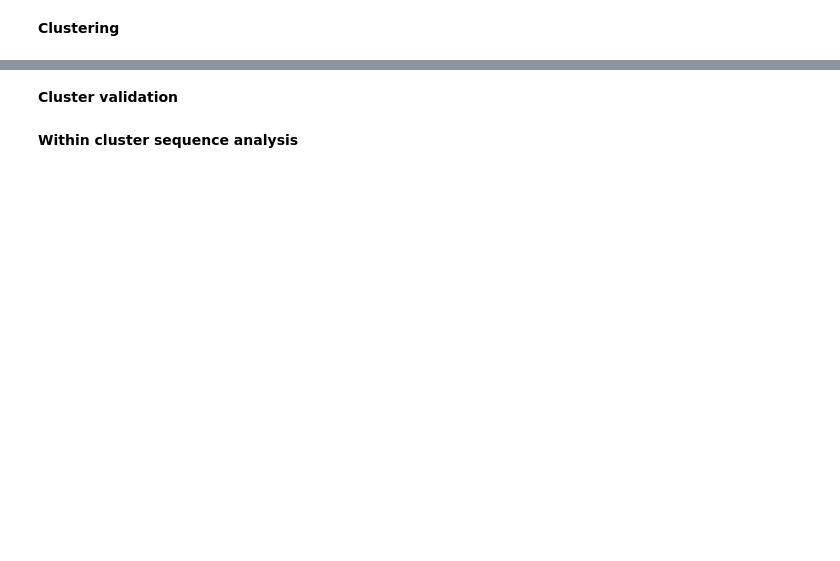
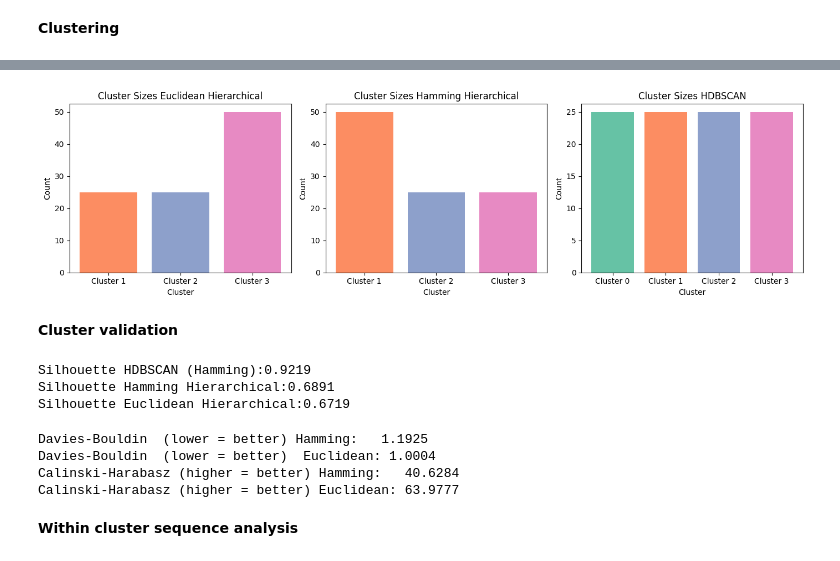
Before and after one commit to Shravani018/ml_2_group1, a Jupyter notebook: Assignment3/ML2_Group1_Assignment3.ipynb, the cells around one changed output, grey strips where cells are left out. Cells and saved outputs as stored; diff of their text form; code cells hidden in the pictures; blank space fills up the shorter version.

```diff
--- a/Assignment3/ML2_Group1_Assignment3.ipynb
+++ b/Assignment3/ML2_Group1_Assignment3.ipynb
@@ -160,2 +166,7 @@ Mean pairwise distance: 0.5829
 # %% [markdown]
 **Distance matrix**
+# %%
+# 1. Trinucleotide frequencies (k=3) (Euclidean distance)
+euclidean_matrix = pairwise_distances(kmer_matrix, metric="euclidean")
+print(f"Euclidean distance matrix shape: {euclidean_matrix.shape}")
+print(f"Mean pairwise Euclidean distance: {euclidean_matrix[euclidean_matrix > 0].mean():.4f}")
@@ -166,4 +288,51 @@ Mean pairwise distance: 0.5829
+# %%
+# Plotting cluster size distribution for all three clustering methods
+fig, axes = plt.subplots(1, 3, figsize=(14, 4))
+for ax, labels, title in zip(
+    axes,
+    [euclidean_labels, hamming_labels, hdbscan_labels],
+    ["Euclidean Hierarchical", "Hamming Hierarchical", "HDBSCAN"]
+):
+    counts = pd.Series(labels).value_counts().sort_index()
+    labels_str = ["Noise" if l == -1 else f"Cluster {l}" for l in counts.index]
+    bar_colors = ["grey" if l == -1 else palette[l % len(palette)] for l in counts.index]
+    ax.bar(labels_str, counts.values, color=bar_colors)
+    ax.set_title(f"Cluster Sizes {title}")
+    ax.set_xlabel("Cluster")
+    ax.set_ylabel("Count")
+plt.tight_layout()
+plt.show()
+# %% [output]
+[figure, added]
 # %% [markdown]
 **Cluster validation**
+# %%
+# Computing silhouette scores on Hamming precomputed matrix
+mask_valid = hdbscan_labels != -1
+sil_hdbscan = silhouette_score(hamming_matrix[np.ix_(mask_valid, mask_valid)],hdbscan_labels[mask_valid],metric="precomputed")
+sil_hamming = silhouette_score(hamming_matrix, hamming_labels, metric="precomputed")
+sil_euclidean = silhouette_score(hamming_matrix, euclidean_labels, metric="precomputed")
+print(f"Silhouette HDBSCAN (Hamming):{sil_hdbscan:.4f}")
+print(f"Silhouette Hamming Hierarchical:{sil_hamming:.4f}")
+print(f"Silhouette Euclidean Hierarchical:{sil_euclidean:.4f}")
+# %% [output]
+Silhouette HDBSCAN (Hamming):0.9219
+Silhouette Hamming Hierarchical:0.6891
+Silhouette Euclidean Hierarchical:0.6719
+# %%
+# Computing Davies-Bouldin and Calinski-Harabasz on k-mer Euclidean space
+db_ham = davies_bouldin_score(kmer_matrix, hamming_labels)
+db_euc = davies_bouldin_score(kmer_matrix, euclidean_labels)
+ch_ham = calinski_harabasz_score(kmer_matrix, hamming_labels)
+ch_euc = calinski_harabasz_score(kmer_matrix, euclidean_labels)
+print(f"Davies-Bouldin  (lower = better) Hamming:   {db_ham:.4f}")
+print(f"Davies-Bouldin  (lower = better)  Euclidean: {db_euc:.4f}")
+print(f"Calinski-Harabasz (higher = better) Hamming:   {ch_ham:.4f}")
+print(f"Calinski-Harabasz (higher = better) Euclidean: {ch_euc:.4f}")
+# %% [output]
+Davies-Bouldin  (lower = better) Hamming:   1.1925
+Davies-Bouldin  (lower = better)  Euclidean: 1.0004
+Calinski-Harabasz (higher = better) Hamming:   40.6284
+Calinski-Harabasz (higher = better) Euclidean: 63.9777
 # %% [markdown]
 **Within cluster sequence analysis**
```
Also changed, not shown: parts of 23 cells of this notebook.
